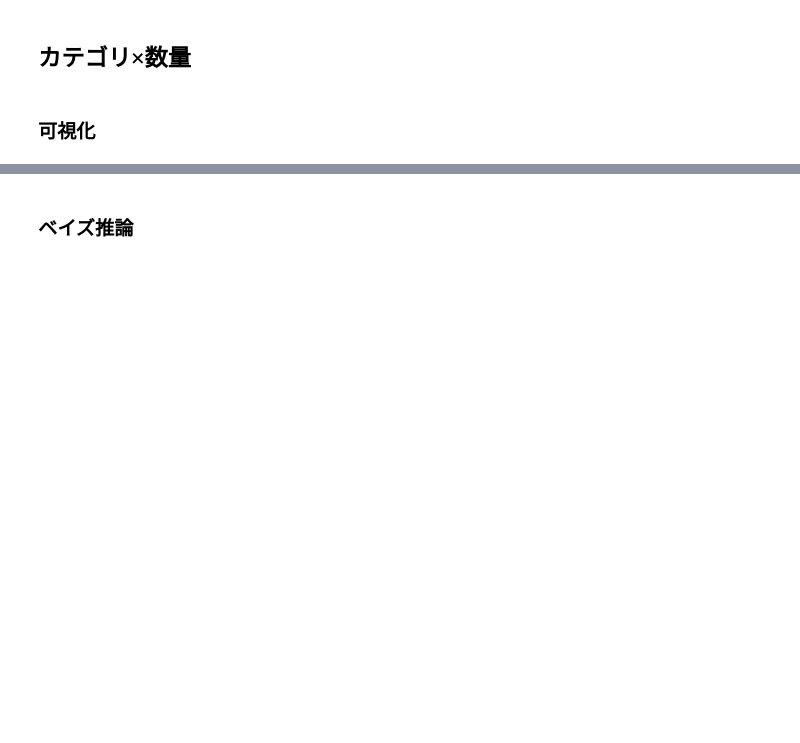
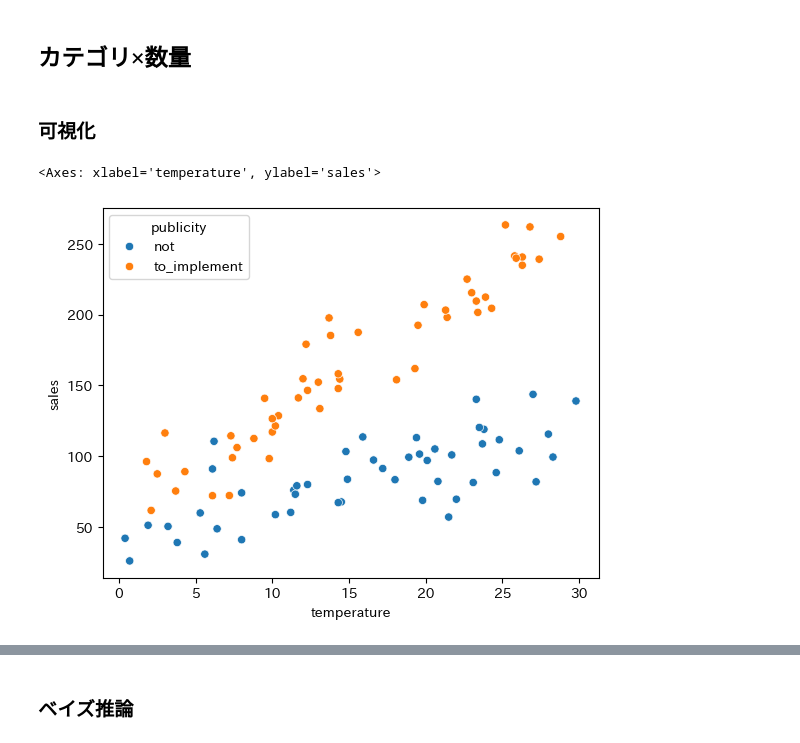
Before and after one commit to wakamatsuikuma/Learning, a Jupyter notebook: (python)RとStanではじめるベイズ統計モデリングによるデータ分析入門/notebook/Part3_10_InteractionTerm.ipynb, the cells around one changed output, grey strips where cells are left out. Drawn from its saved outputs; the diff is of its cells as text; code cells hidden in the pictures; blank space fills up the shorter version.

```diff
--- a/(python)RとStanではじめるベイズ統計モデリングによるデータ分析入門/notebook/Part3_10_InteractionTerm.ipynb
+++ b/(python)RとStanではじめるベイズ統計モデリングによるデータ分析入門/notebook/Part3_10_InteractionTerm.ipynb
@@ -159,3 +201,11 @@ with model:
 ## カテゴリ×数量
 # %% [markdown]
 ### 可視化
+# %%
+fig, ax = plt.subplots()
+
+sns.scatterplot(x=cn_parray["temperature"], y=cn_parray["sales"],
+                hue=cn_parray["publicity"])
+# %% [output]
+<Axes: xlabel='temperature', ylabel='sales'>
+[figure, added]
```
Also changed, not shown: parts of 22 cells of this notebook.
